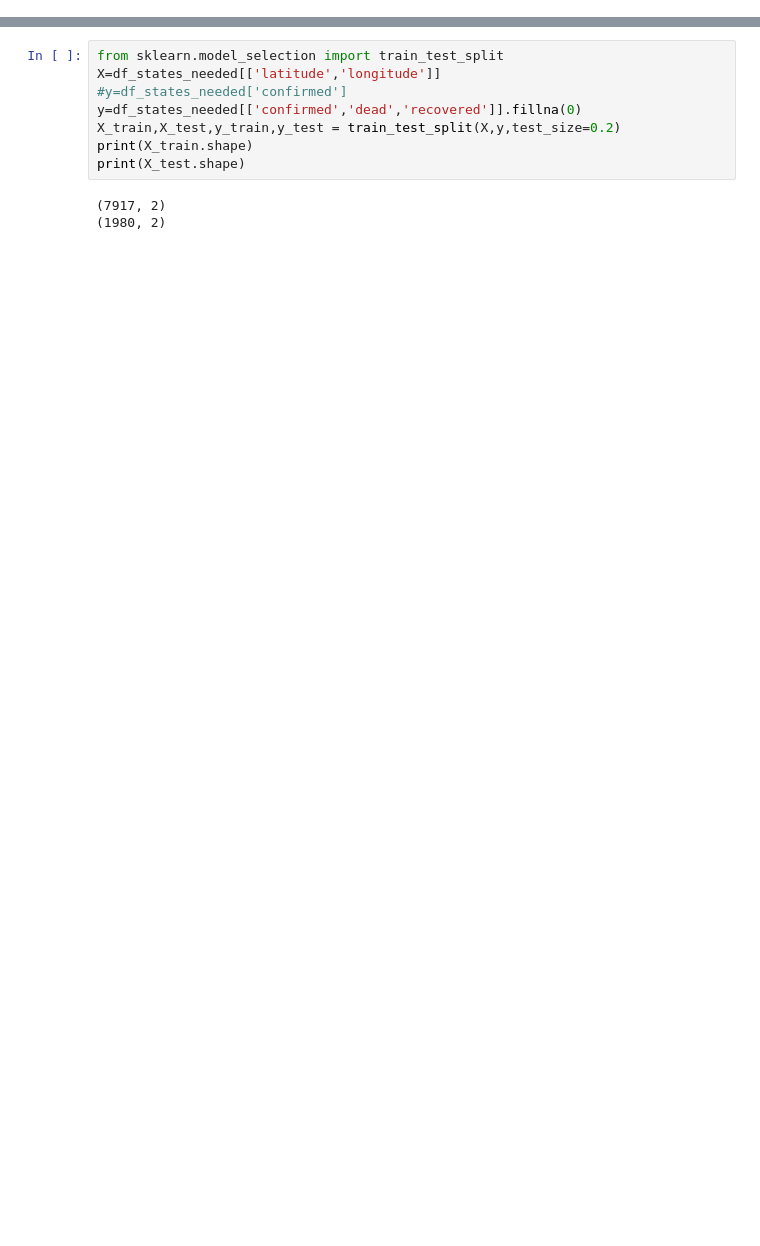
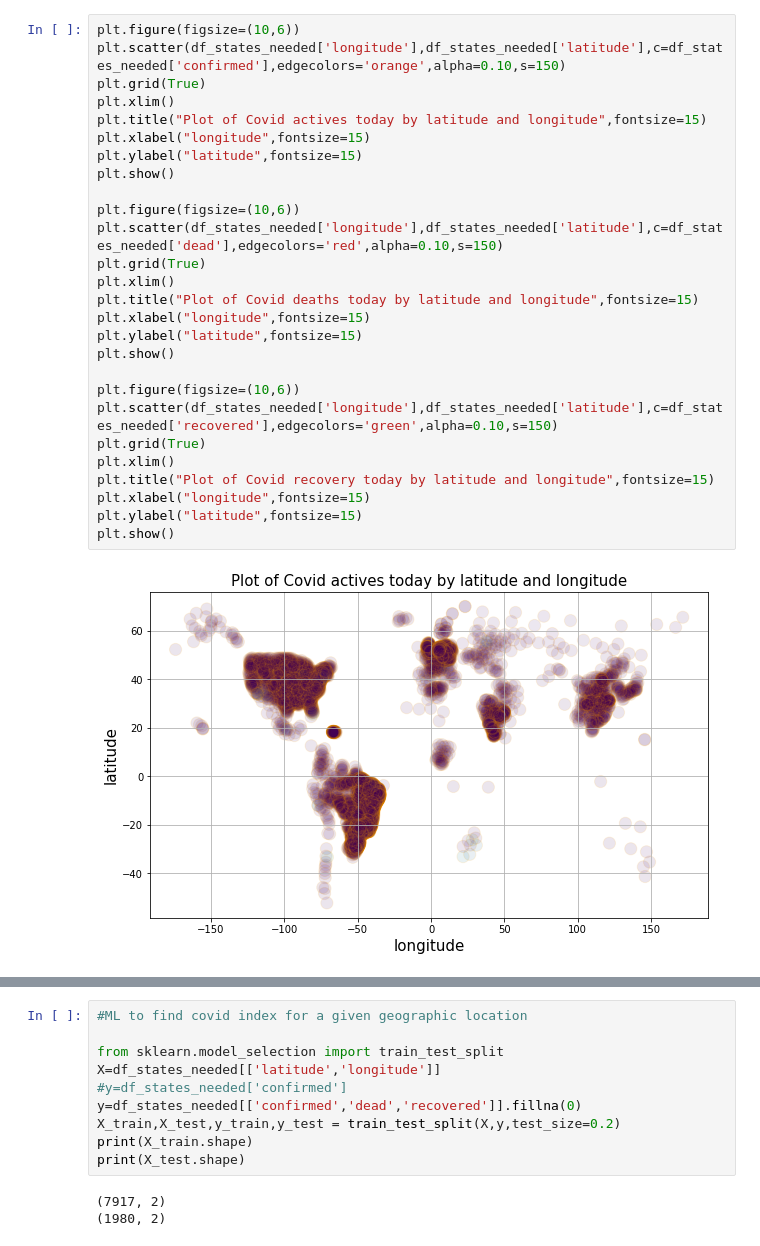
Before and after one commit to SupriyaChinthakuntla/KDD, a Jupyter notebook: KNNAlgToPredictCovidBasedOnGeoLocation.ipynb, the cells around one changed output, grey strips where cells are left out. Drawn from its saved outputs; the diff is of its cells as text; blank space fills up the shorter version.

```diff
--- a/KNNAlgToPredictCovidBasedOnGeoLocation.ipynb
+++ b/KNNAlgToPredictCovidBasedOnGeoLocation.ipynb
@@ -46,0 +92,29 @@ df_states_needed.head()
+# %%
+plt.figure(figsize=(10,6))
+plt.scatter(df_states_needed['longitude'],df_states_needed['latitude'],c=df_states_needed['confirmed'],edgecolors='orange',alpha=0.10,s=150)
+plt.grid(True)
+plt.xlim()
+plt.title("Plot of Covid actives today by latitude and longitude",fontsize=15)
+plt.xlabel("longitude",fontsize=15)
+plt.ylabel("latitude",fontsize=15)
+plt.show()
+
+plt.figure(figsize=(10,6))
+plt.scatter(df_states_needed['longitude'],df_states_needed['latitude'],c=df_states_needed['dead'],edgecolors='red',alpha=0.10,s=150)
+plt.grid(True)
+plt.xlim()
+plt.title("Plot of Covid deaths today by latitude and longitude",fontsize=15)
+plt.xlabel("longitude",fontsize=15)
+plt.ylabel("latitude",fontsize=15)
+plt.show()
+
+plt.figure(figsize=(10,6))
+plt.scatter(df_states_needed['longitude'],df_states_needed['latitude'],c=df_states_needed['recovered'],edgecolors='green',alpha=0.10,s=150)
+plt.grid(True)
+plt.xlim()
+plt.title("Plot of Covid recovery today by latitude and longitude",fontsize=15)
+plt.xlabel("longitude",fontsize=15)
+plt.ylabel("latitude",fontsize=15)
+plt.show()
+# %% [output]
+[figure, added]
@@ -47,4 +123,6 @@ df_states_needed.head()
 # %%
+#ML to find covid index for a given geographic location
+
 from sklearn.model_selection import train_test_split
 X=df_states_needed[['latitude','longitude']]
 #y=df_states_needed['confirmed']
```
Also changed, not shown: parts of 9 cells of this notebook.
